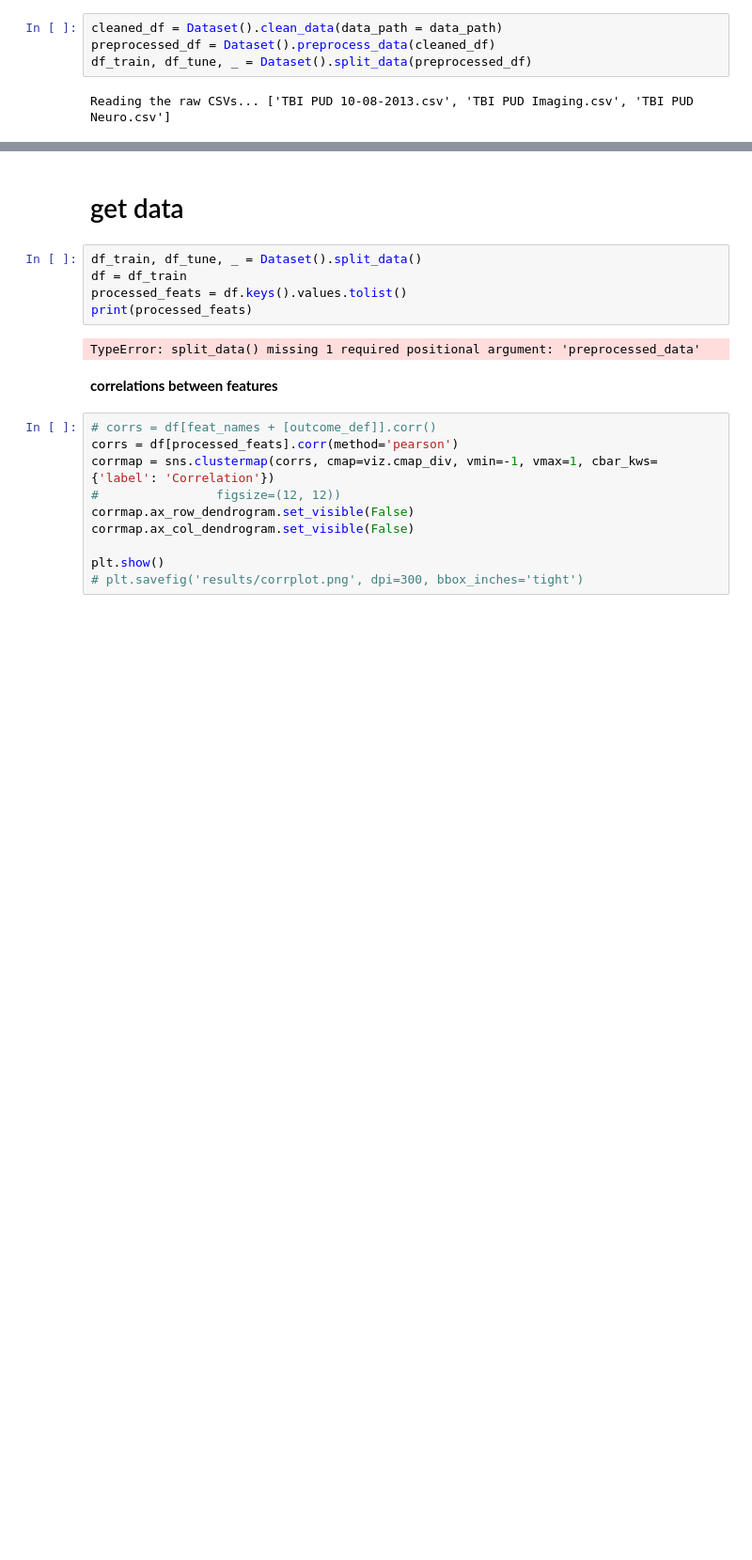
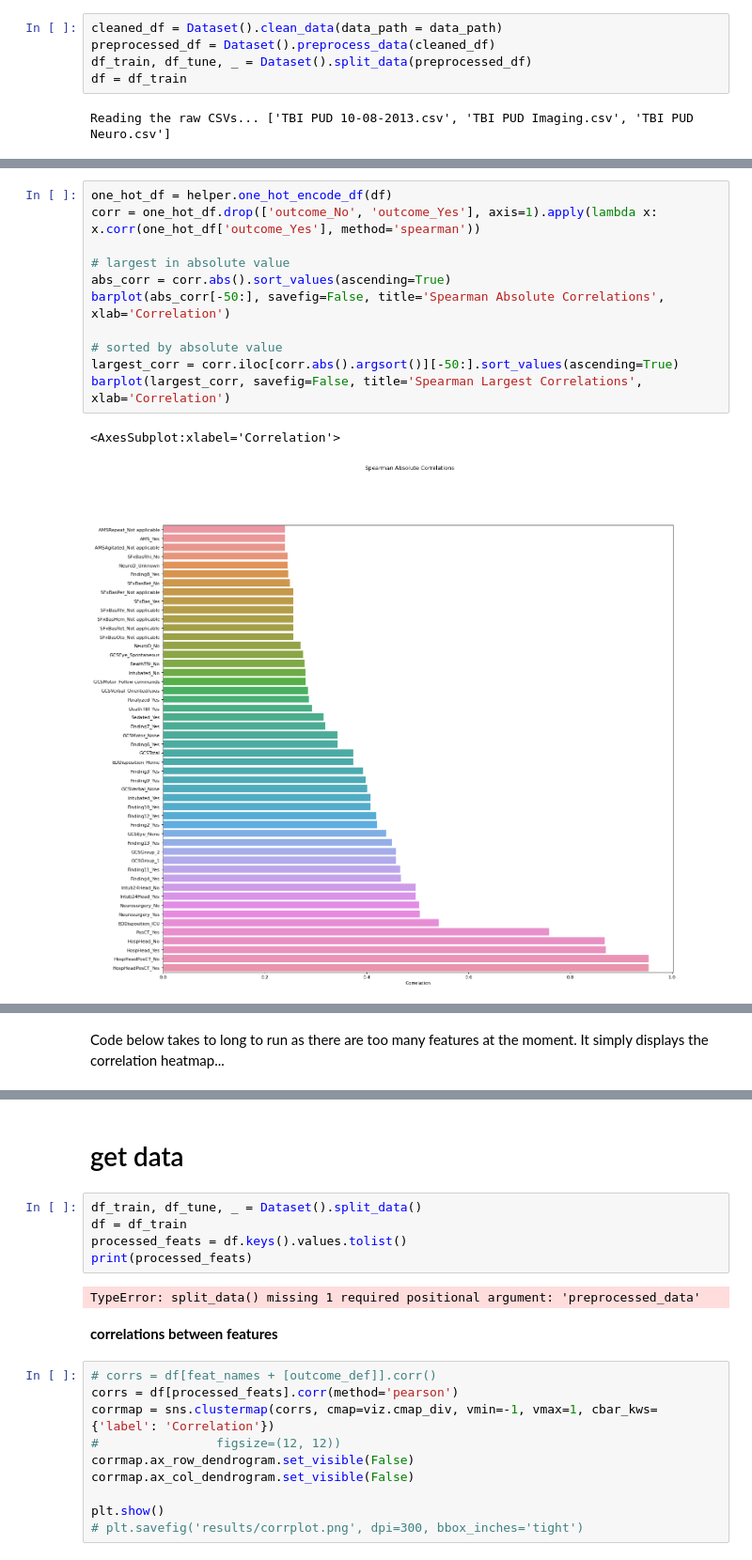
Before and after one commit to Yu-Group/clinical-rule-vetting, a Jupyter notebook: rulevetting/projects/tbi_pecarn/notebooks/00_eda.ipynb, the cells around one changed output, grey strips where cells are left out. Shown at 94% size. Cells and saved outputs as stored; diff of their text form; blank space fills up the shorter version.

Commit message:
adding some graphs

```diff
--- a/rulevetting/projects/tbi_pecarn/notebooks/00_eda.ipynb
+++ b/rulevetting/projects/tbi_pecarn/notebooks/00_eda.ipynb
@@ -129,5 +128,6 @@ Now is a good time before continuing EDA to partition the data into train, valid
 cleaned_df = Dataset().clean_data(data_path = data_path)
 preprocessed_df = Dataset().preprocess_data(cleaned_df)
 df_train, df_tune, _ = Dataset().split_data(preprocessed_df)
+df = df_train
 # %% [output]
 Reading the raw CSVs... ['TBI PUD 10-08-2013.csv', 'TBI PUD Imaging.csv', 'TBI PUD Neuro.csv']
@@ -133,0 +136,14 @@ Reading the raw CSVs... ['TBI PUD 10-08-2013.csv', 'TBI PUD Imaging.csv', 'TBI P
+# %%
+one_hot_df = helper.one_hot_encode_df(df)
+corr = one_hot_df.drop(['outcome_No', 'outcome_Yes'], axis=1).apply(lambda x: x.corr(one_hot_df['outcome_Yes'], method='spearman'))
+
+# largest in absolute value
+abs_corr = corr.abs().sort_values(ascending=True)
+barplot(abs_corr[-50:], savefig=False, title='Spearman Absolute Correlations', xlab='Correlation')
+
+# sorted by absolute value
+largest_corr = corr.iloc[corr.abs().argsort()][-50:].sort_values(ascending=True)
+barplot(largest_corr, savefig=False, title='Spearman Largest Correlations', xlab='Correlation')
+# %% [output]
+<AxesSubplot:xlabel='Correlation'>
+[figure, added]
@@ -133,0 +151,2 @@ Reading the raw CSVs... ['TBI PUD 10-08-2013.csv', 'TBI PUD Imaging.csv', 'TBI P
+# %% [markdown]
+Code below takes to long to run as there are too many features at the moment. It simply displays the correlation heatmap...
```
Also changed, not shown: parts of 6 cells of this notebook, 6 other files.
